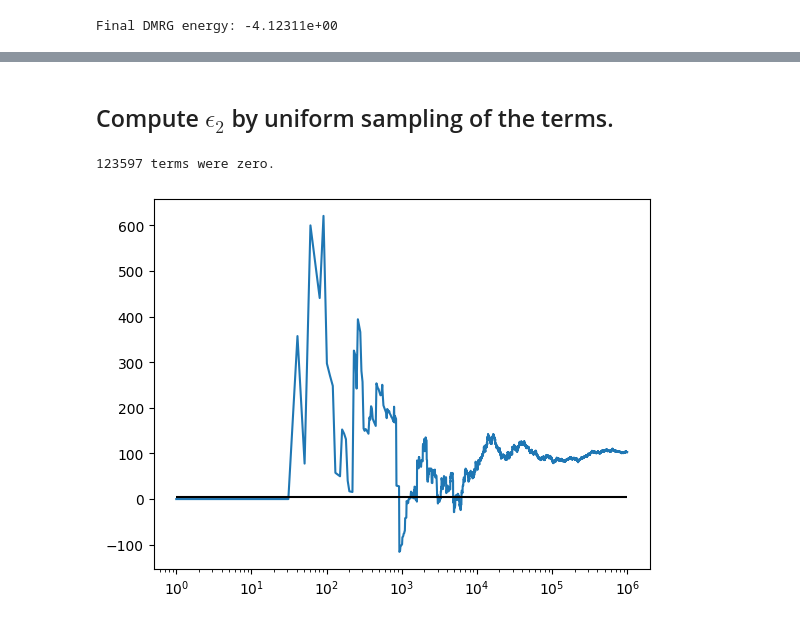
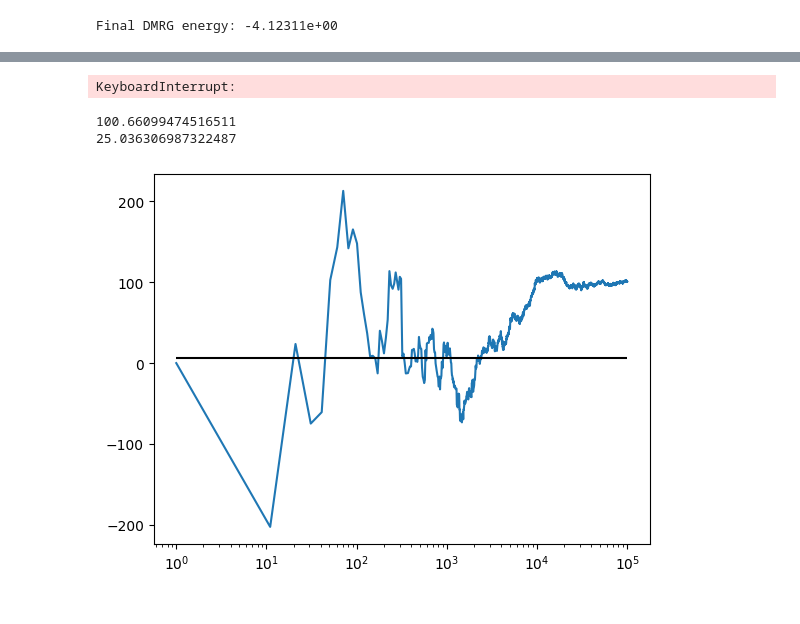
Before and after one commit to bdalfavero/qpe_resources, a Jupyter notebook: uniform_sampling.ipynb, the cells around one changed output, grey strips where cells are left out. Drawn from its saved outputs; the diff is of its cells as text; code cells hidden in the pictures.

```diff
--- a/uniform_sampling.ipynb
+++ b/uniform_sampling.ipynb
@@ -24,0 +192,5 @@ from qpe_trotter import (
+# %%
+samples = 1_000
+blocks = [qs]
+num_samples, eps2_sampled, _ = sample_eps2(ham, blocks, psi_mps, samples)
+print("Sampled eps2 =", eps2_sampled[-1])
@@ -90,2 +279,0 @@ dt = 1.50161e-02, n_steps = 7
-# %% [markdown]
-## Compute $\epsilon_2$ by uniform sampling of the terms.
@@ -149,13 +280,26 @@ def sample_eps2(
-# %%
-samples = 1_000_000
-sample_nums, eps2_sampled, num_zero = sample_eps2(ham_cirq, blocks, ground_state, samples)
-print(f"{num_zero} terms were zero.")
-# %% [output]
-123597 terms were zero.
+# %%
+samples = 1_000_000
+reps = 10
+all_samples = []
+for _ in range(reps):
+    sample_nums, eps2_sampled, _ = sample_eps2(ham_cirq, blocks, ground_state, samples)
+    all_samples.append(eps2_sampled)
+all_samples = np.array(all_samples)
+# %% [output]
+KeyboardInterrupt:
+# %%
+eps2_average = np.average(all_samples, axis=0)
+eps2_std = np.std(all_samples, axis=0)
+
+print(eps2_average[-1])
+print(eps2_std[-1])
+# %% [output]
+100.66099474516511
+25.036306987322487
 # %%
 fig, ax = plt.subplots()
-ax.plot(sample_nums, eps2_sampled)
+ax.plot(sample_nums, eps2_average)
 ax.hlines(eps2, np.min(sample_nums), np.max(sample_nums), color="k")
 ax.set_xscale("log")
 # %% [output]
-[figure, old version]
+[figure, new version]
```
Also changed, not shown: parts of 11 cells of this notebook, 1 other file.
